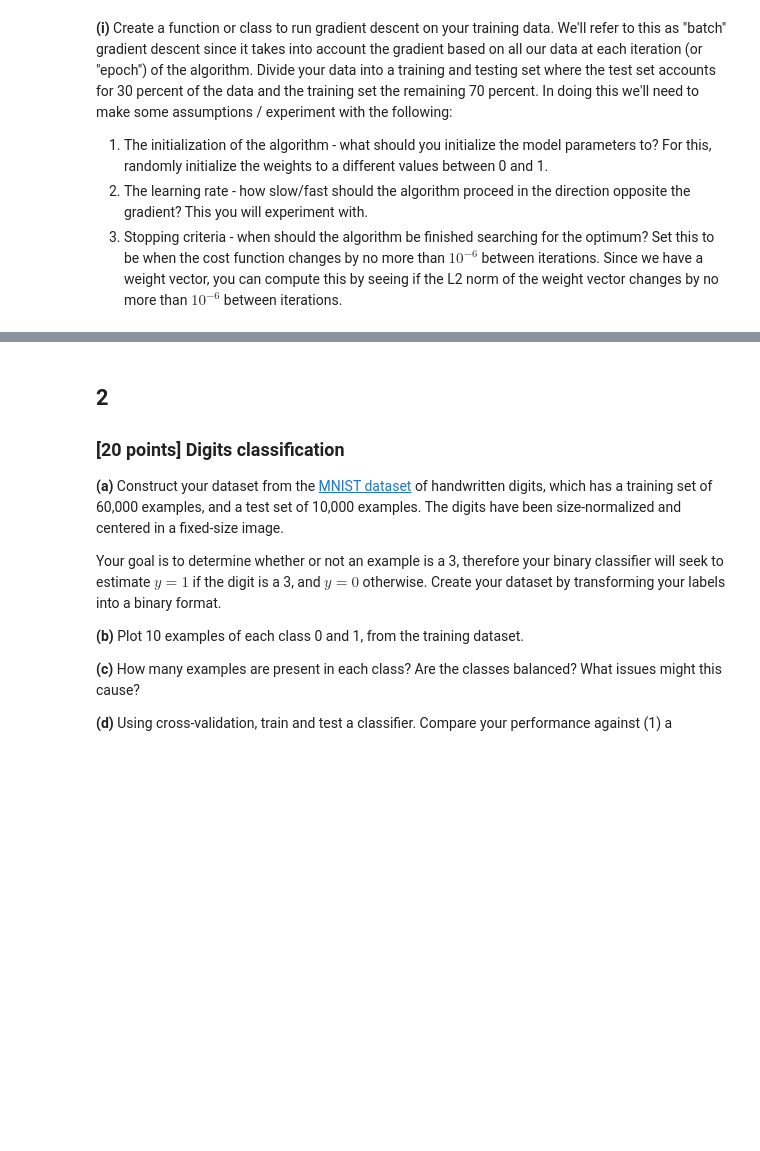
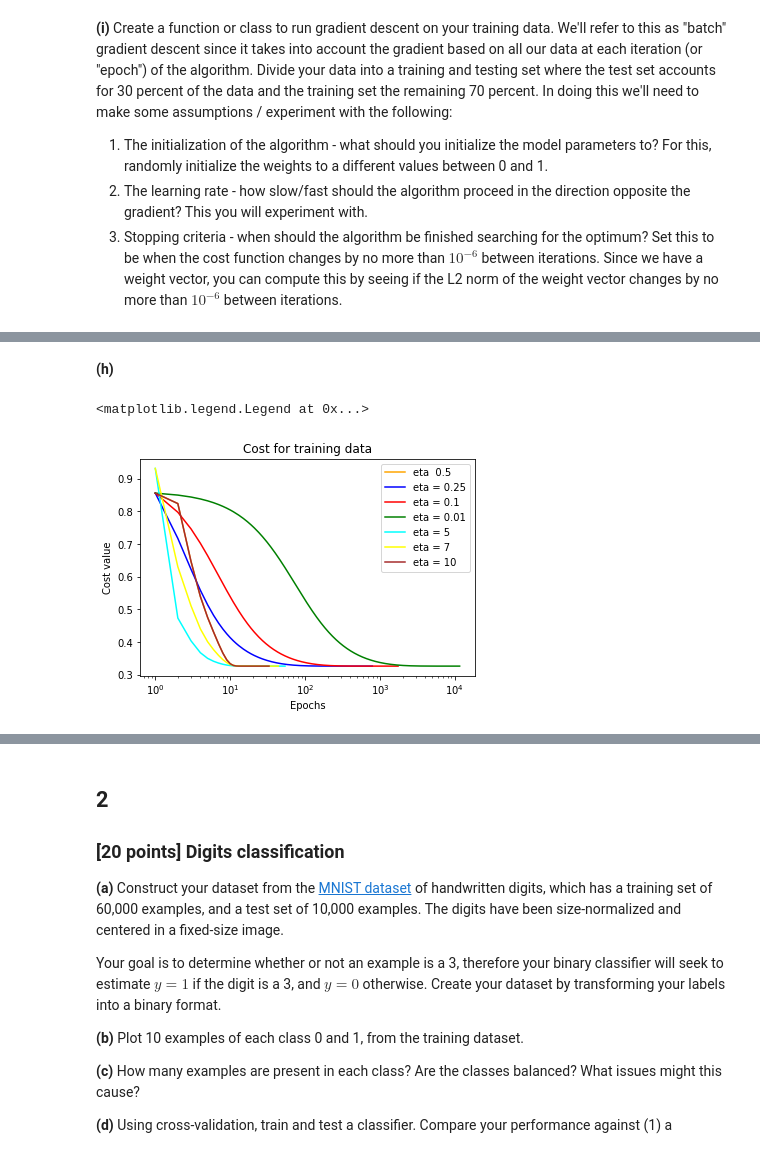
Before and after one commit to joaquinmenendez/machine-learning-course, a Jupyter notebook: Assignment_3/Assignment 3.ipynb, the cells around one changed output, grey strips where cells are left out. Saved outputs shown, nothing was run; the diff lists cells and outputs as text; code cells hidden in the pictures; blank space fills up the shorter version.

```diff
--- a/Assignment_3/Assignment 3.ipynb
+++ b/Assignment_3/Assignment 3.ipynb
@@ -250,3 +247,10 @@ train, test = train_test_split(df, test_size=0.3)
 w = np.array([[np.random.random(),np.random.random(),np.random.random()]]) #Initialize randomly some weights
 learning_rate = 0.5 #eta learning rate should be something close to 10-3 to 10-6
 stopping_criteria = 0.000001
+weights1, cost1 = grad_desc(train,w,learning_rate,stopping_criteria)
+learning_rate = 0.25
+weights2, cost2 = grad_desc(train,w,learning_rate,stopping_criteria)
+learning_rate = 0.1
+weights3, cost3 = grad_desc(train,w,learning_rate,stopping_criteria)
+learning_rate = 0.01
+weights4, cost4 = grad_desc(train,w,learning_rate,stopping_criteria)
@@ -281,10 +256,0 @@ def prob_single_data_2(dataset,w,learning_rate):   #upgraded fucnction
-# %%
-def grad_desc(dataset,w,learning_rate, stopping_criteria):
-    wj_old = w
-    wj_delta  = 1
-    while wj_delta > stopping_criteria:
-        wj = wj_old -  prob_single_data_2(dataset,wj_old,learning_rate)
-        wj_delta = np.linalg.norm(wj_old - wj) #estimate ell2 for the substraction of my weights
-        #print('wj delta :', wj_delta)
-        wj_old = wj
-    return wj
@@ -297,0 +257,23 @@ array([[-0.1872016 , -1.9296029 , -0.40639992]])
+# %%
+learning_rate = 5
+weights5, cost5 = grad_desc(train,w,learning_rate,stopping_criteria)
+learning_rate = 7
+weights6, cost6 = grad_desc(train,w,learning_rate,stopping_criteria)
+learning_rate = 10
+weights7, cost7 = grad_desc(train,w,learning_rate,stopping_criteria)
+# %% [markdown]
+**(h)**
+# %%
+plt.title('Cost for training data')
+plt.xlabel('Epochs')
+plt.ylabel('Cost value')
+plt.semilogx()
+plots = [cost,cost2,cost3,cost4,cost5,cost6,cost7]
+labels = ['eta  0.5','eta = 0.25','eta = 0.1','eta = 0.01', 'eta = 5', 'eta = 7', 'eta = 10']
+colors = ['orange','b','r','g','cyan','yellow','brown']
+for n,cost in enumerate(plots):
+    plt.plot(range(1,len(cost)+1),cost, color = colors[n])
+plt.legend(labels= labels)
+# %% [output]
+<matplotlib.legend.Legend at 0x...>
+[figure, added]
```
Also changed, not shown: parts of 26 cells of this notebook, 1 other file.
